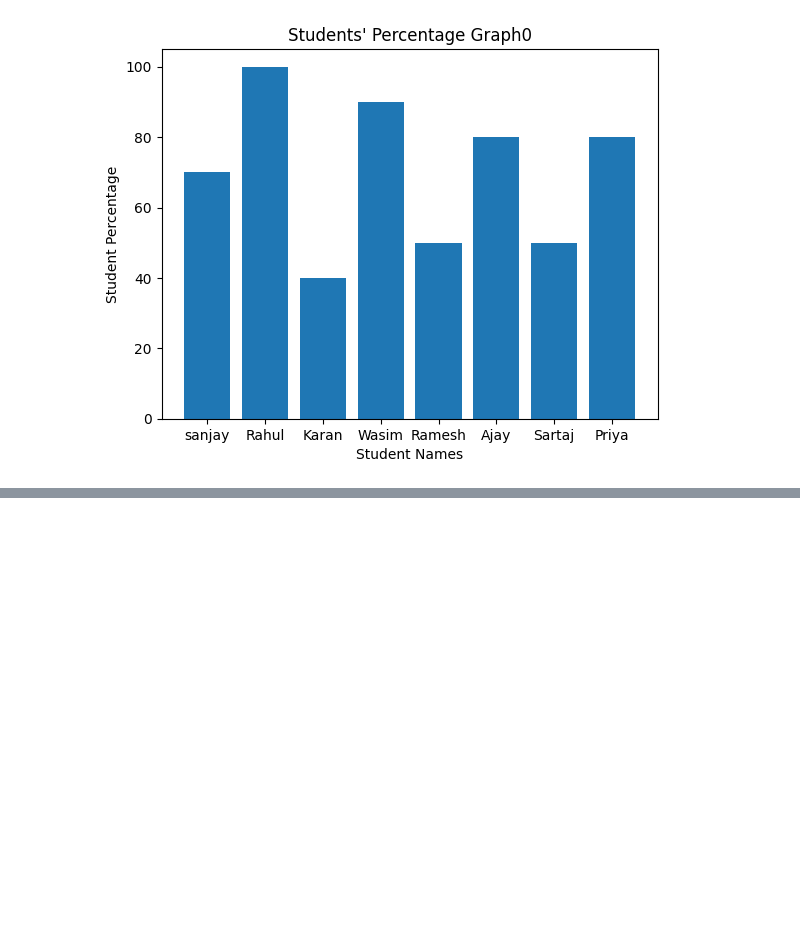
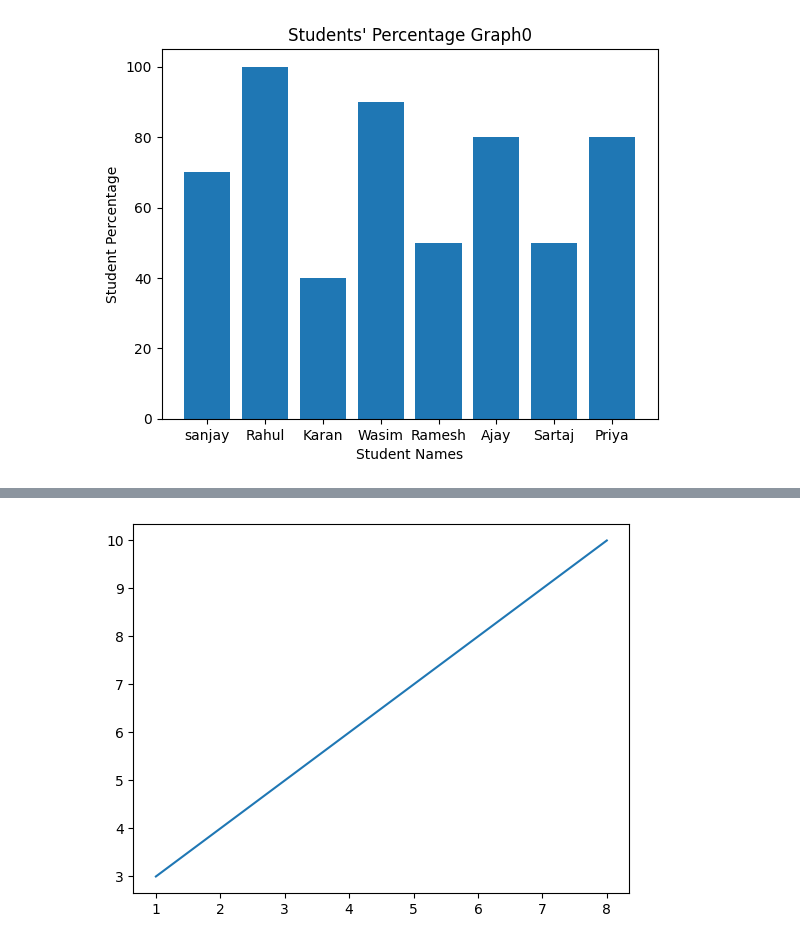
Before and after one commit to musfi64/Abstraction-and-Polymorphism, a Jupyter notebook: Matplotlib.ipynb, the cells around one changed output, grey strips where cells are left out. Saved outputs shown, nothing was run; the diff lists cells and outputs as text; code cells hidden in the pictures; blank space fills up the shorter version.

```diff
--- a/Matplotlib.ipynb
+++ b/Matplotlib.ipynb
@@ -37,0 +46,8 @@ percentage_bar_chart()
+# %%
+xpoints=np.array([1, 8])
+ypoints=np.array([3, 10])
+
+plt.plot(xpoints, ypoints)
+plt.show()
+# %% [output]
+[figure, added]
```
Also changed, not shown: parts of 3 cells of this notebook.
